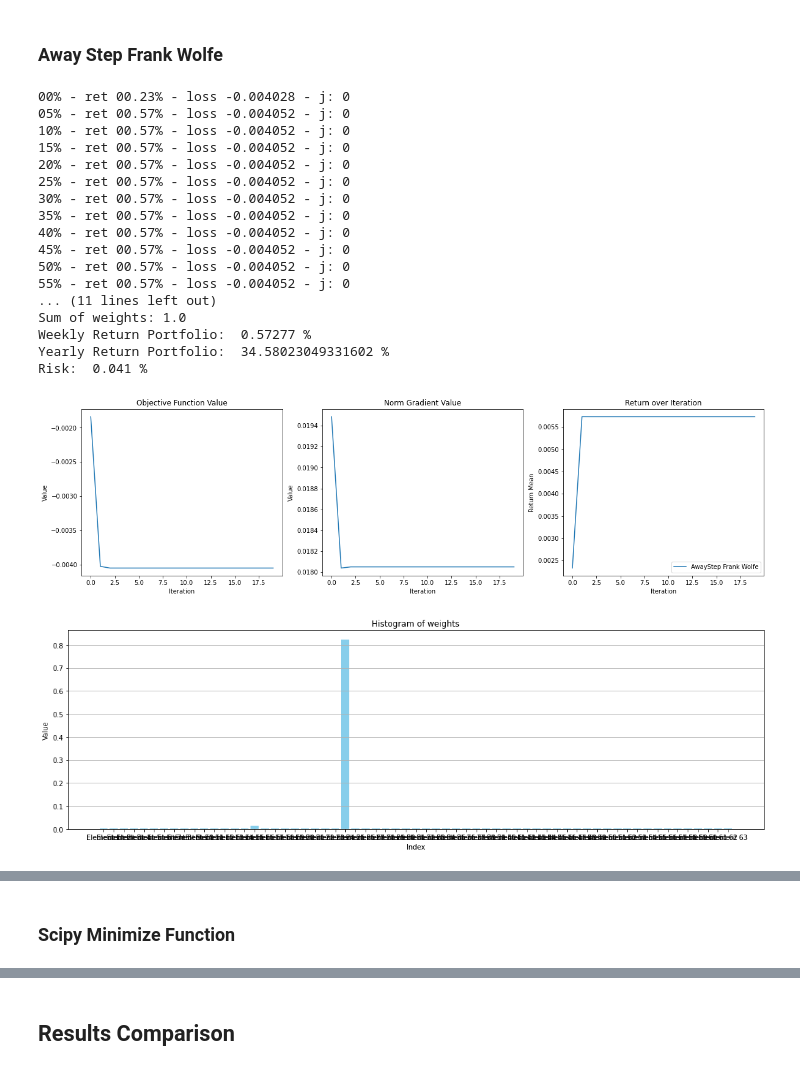
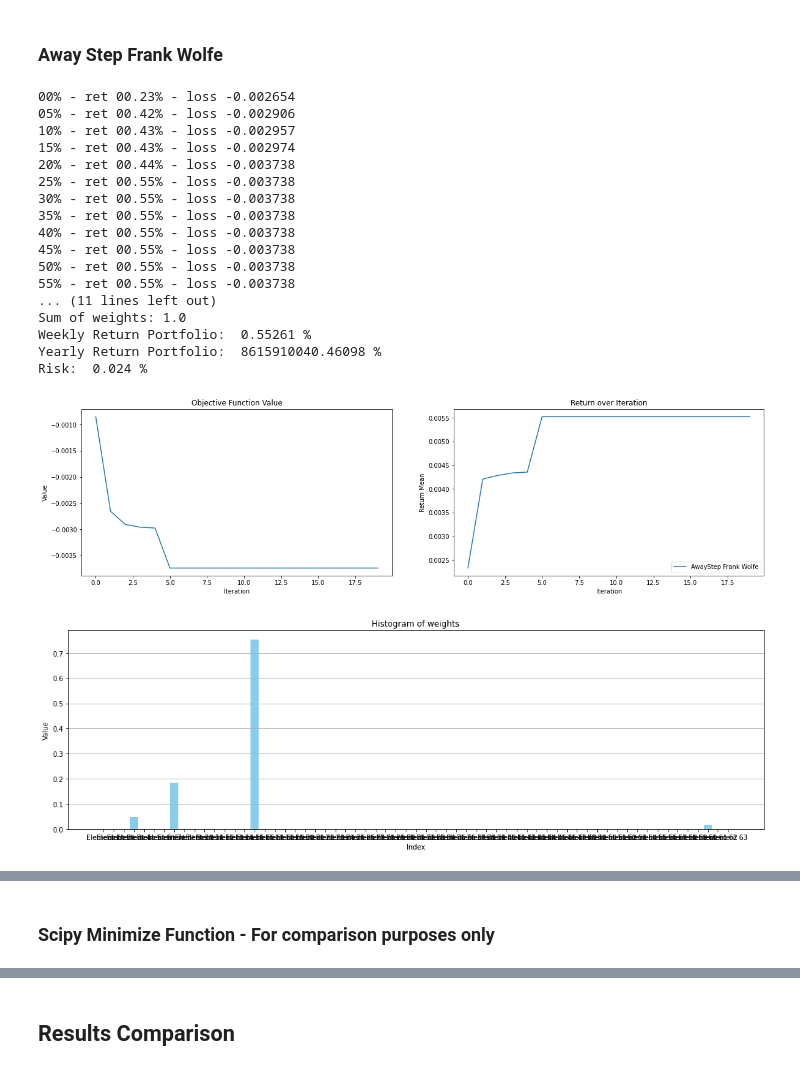
Before and after one commit to RobEngin/Methods-for-Portfolio-Optimization, a Jupyter notebook: opt-project.ipynb, the cells around one changed output, grey strips where cells are left out. Saved outputs shown, nothing was run; the diff lists cells and outputs as text; code cells hidden in the pictures.

```diff
--- a/opt-project.ipynb
+++ b/opt-project.ipynb
@@ -308,5 +291,5 @@ def gradient(weights, ret_mean, cov, RISK_AVERSION):
 # %% [markdown]
 ## Frank-Wolfe and Pairwise Frank-Wolfe over the Markowitz portfolio problems
 # %%
-RISK_AVERSION = 1
+RISK_AVERSION = 3
 # %%
@@ -333,10 +313,11 @@ def duality_gap(weights, grad):
 # %% [markdown]
 ### Frank-Wolfe
 # %%
+%%time
+
 ITERATIONS = 20
 
 loss_values_ls = []
-grad_values_ls = []
 returns_iteration_ls = []
 
 weights = np.ones(nStocks) / nStocks
@@ -350,26 +331,21 @@ for itr in range(ITERATIONS):
 
     # Store values for plotting
     loss_values_ls.append(loss(weights, mean_returns, cov_matrix, RISK_AVERSION))
-    grad_values_ls.append(np.linalg.norm(grad))
     returns_iteration_ls.append(checkMeanRet(weights, mean_returns))
 
-    # Calcola il passo ottimale con la line search
     gamma = line_search(weights, s, mean_returns, cov_matrix, RISK_AVERSION)
     weights = (1 - gamma) * weights + gamma * s
 
-    # Proiezione per assicurare che i pesi siano validi
     weights = np.clip(weights, 0, 1)
     weights /= np.sum(weights)
 
-    # Verifica la convergenza
     if np.linalg.norm(grad) < 1e-6:
         break
 
     if itr % (ITERATIONS * 0.05) == 0:
         print(f" - ret {(returns_iteration_ls[-1])*100:05.2f}% - loss {loss(weights, mean_returns, cov_matrix, RISK_AVERSION):05.6f}")
 
-# Esegui l'ottimizzazione
 optimal_weights_ls = weights
 
-plot_results(loss_values_ls, grad_values_ls, returns_iteration_ls, optimal_weights_ls, 'Frank Wolfe Line Search')
+plot_results(loss_values_ls, returns_iteration_ls, optimal_weights_ls, 'Frank Wolfe Line Search')
 # %% [output]
@@ -395,10 +373,11 @@ Risk:  0.028 %
 # %% [markdown]
 ### PairWise Frank Wolfe
 # %%
+%%time
+
 ITERATIONS = 20
 
 loss_values_pw = []
-grad_values_pw = []
 returns_iteration_pw = []
 
 weights = np.ones(nStocks) / nStocks
@@ -409,13 +388,11 @@ for itr in range(ITERATIONS):
 
     grad = gradient(weights, mean_returns, cov_matrix, RISK_AVERSION)
 
-    # Trova gli indici con il gradiente minimo e massimo
     i = np.argmin(grad)
     j = np.argmax(grad)
 
     # Store values for plotting
     loss_values_pw.append(loss(weights, mean_returns, cov_matrix, RISK_AVERSION))
-    grad_values_pw.append(np.linalg.norm(grad))
     returns_iteration_pw.append(checkMeanRet(weights, mean_returns))
 
     direction = np.zeros_like(weights)
@@ -435,8 +412,7 @@ for itr in range(ITERATIONS):
     if itr % (ITERATIONS * 0.05) == 0:
         print(f" - ret {(returns_iteration_pw[-1])*100:05.2f}% - loss {loss(weights, mean_returns, cov_matrix, RISK_AVERSION):05.6f}")
 
-
 optimal_weights_pw = weights
 
-plot_results(loss_values_pw, grad_values_pw, returns_iteration_pw, optimal_weights_pw, 'PairWise Frank Wolfe')
+plot_results(loss_values_pw, returns_iteration_pw, optimal_weights_pw, 'PairWise Frank Wolfe')
 # %% [output]
@@ -467,11 +445,10 @@ Risk:  0.027 %
 ITERATIONS = 20
 
 loss_values_aw = []
-grad_values_aw = []
 returns_iteration_aw = []
 
 weights = np.ones(nStocks) / nStocks
-V = [weights.copy()]  # Memorizza i vertici visitati
+V = [weights.copy()]
 
 for itr in range(ITERATIONS):
     if itr % (ITERATIONS * 0.05) == 0:
@@ -479,16 +456,16 @@ for itr in range(ITERATIONS):
 
     grad = gradient(weights, mean_returns, cov_matrix, RISK_AVERSION)
 
-    # Direzione Frank-Wolfe
+    # Frank-Wolfe direction
     s = linearMinimizationOracle(grad)
     d_fw = s - weights
 
-    # Direzione di allontanamento
+    # Away direction
     j = np.argmax(np.dot(np.array(V), grad))
     v_j = V[j]
     d_away = weights - v_j
 
-    # Determina la direzione e il passo ottimali
+    # Determine the optimal direction and step size
     if np.dot(grad, d_fw) < np.dot(grad, d_away):
         direction = d_fw
         step_size = 1.0  # Frank-Wolfe step
@@ -496,54 +473,51 @@ for itr in range(ITERATIONS):
         direction = -d_away
         max_step_size = np.min(weights[weights > 0] / (weights[weights > 0] - v_j[weights > 0]))
         step_size = min(1.0, max_step_size)  # Away step
 
     # Store values for plotting
     loss_values_aw.append(loss(weights, mean_returns, cov_matrix, RISK_AVERSION))
-    grad_values_aw.append(np.linalg.norm(grad))
     returns_iteration_aw.append(checkMeanRet(weights, mean_returns))
 
     gamma = line_search(weights, direction, mean_returns, cov_matrix, RISK_AVERSION)
     gamma = min(gamma, step_size)
 
     weights += gamma * direction
     weights = np.clip(weights, 0, 1)
     weights /= np.sum(weights)
 
-    # Aggiungi nuovo vertice
+    # Add new vertex
     if np.array_equal(direction, d_fw):
         V.append(s.copy())
     else:
         if step_size == max_step_size and len(V) > 1:
-            V.pop(j)  # Rimuovi vertice
+            V.pop(j)  # Remove vertex
 
     if np.linalg.norm(grad) < 1e-6:
         break
 
     if itr % (ITERATIONS * 0.05) == 0:
-        print(f" - ret {(returns_iteration_aw[-1])*100:05.2f}% - loss {loss(weights, mean_returns, cov_matrix, RISK_AVERSION):05.6f} - j: {j}")
+        print(f" - ret {(returns_iteration_aw[-1])*100:05.2f}% - loss {loss(weights, mean_returns, cov_matrix, RISK_AVERSION):05.6f}")
 
-
-# Esegui l'ottimizzazione con Away-step Frank-Wolfe
 optimal_weights_aw = weights
 
-plot_results(loss_values_aw, grad_values_aw, returns_iteration_aw, optimal_weights_aw, 'AwayStep Frank Wolfe')
+plot_results(loss_values_aw, returns_iteration_aw, optimal_weights_aw, 'AwayStep Frank Wolfe')
 # %% [output]
-00% - ret 00.23% - loss -0.004028 - j: 0
-05% - ret 00.57% - loss -0.004052 - j: 0
-10% - ret 00.57% - loss -0.004052 - j: 0
-15% - ret 00.57% - loss -0.004052 - j: 0
-20% - ret 00.57% - loss -0.004052 - j: 0
-25% - ret 00.57% - loss -0.004052 - j: 0
-30% - ret 00.57% - loss -0.004052 - j: 0
-35% - ret 00.57% - loss -0.004052 - j: 0
-40% - ret 00.57% - loss -0.004052 - j: 0
-45% - ret 00.57% - loss -0.004052 - j: 0
-50% - ret 00.57% - loss -0.004052 - j: 0
-55% - ret 00.57% - loss -0.004052 - j: 0
+00% - ret 00.23% - loss -0.002654
+05% - ret 00.42% - loss -0.002906
+10% - ret 00.43% - loss -0.002957
+15% - ret 00.43% - loss -0.002974
+20% - ret 00.44% - loss -0.003738
+25% - ret 00.55% - loss -0.003738
+30% - ret 00.55% - loss -0.003738
+35% - ret 00.55% - loss -0.003738
+40% - ret 00.55% - loss -0.003738
+45% - ret 00.55% - loss -0.003738
+50% - ret 00.55% - loss -0.003738
+55% - ret 00.55% - loss -0.003738
 ... (11 lines left out)
 Sum of weights: 1.0
-Weekly Return Portfolio:  0.57277 %
-Yearly Return Portfolio:  34.58023049331602 %
-Risk:  0.041 %
+Weekly Return Portfolio:  0.55261 %
+Yearly Return Portfolio:  8615910040.46098 %
+Risk:  0.024 %
-[figure, old version]
+[figure, new version]
-[figure, old version]
+[figure, new version]
@@ -552,3 +526,3 @@ Wall time: 742 ms
 # %% [markdown]
-### Scipy Minimize Function
+### Scipy Minimize Function - For comparison purposes only
 # %%
```
Also changed, not shown: parts of 17 cells of this notebook, 1 other file.
